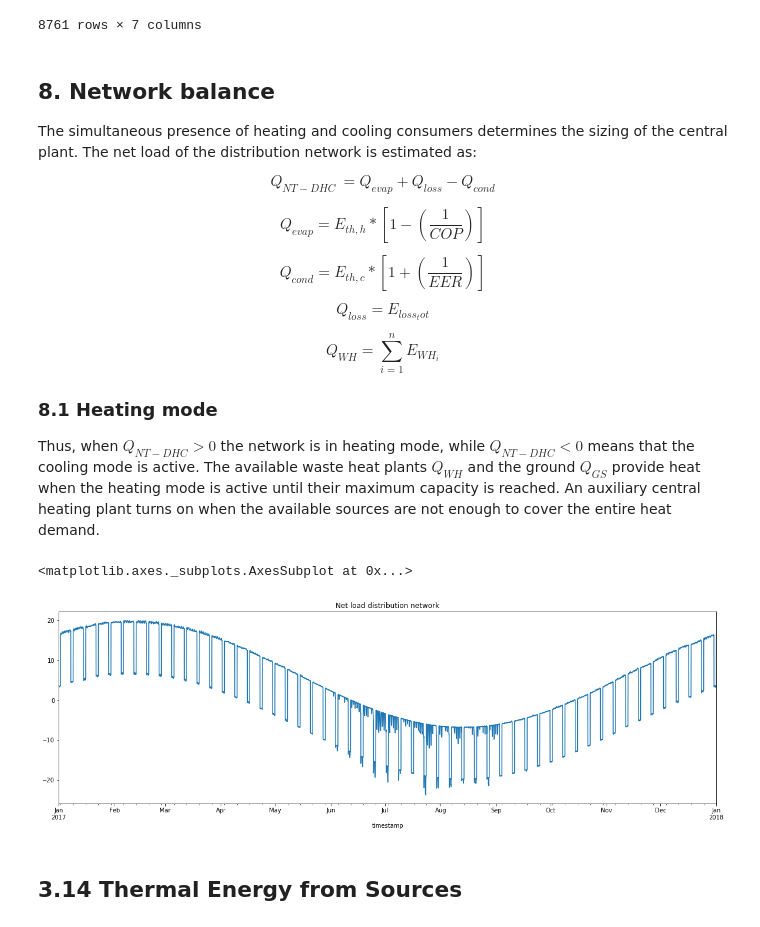
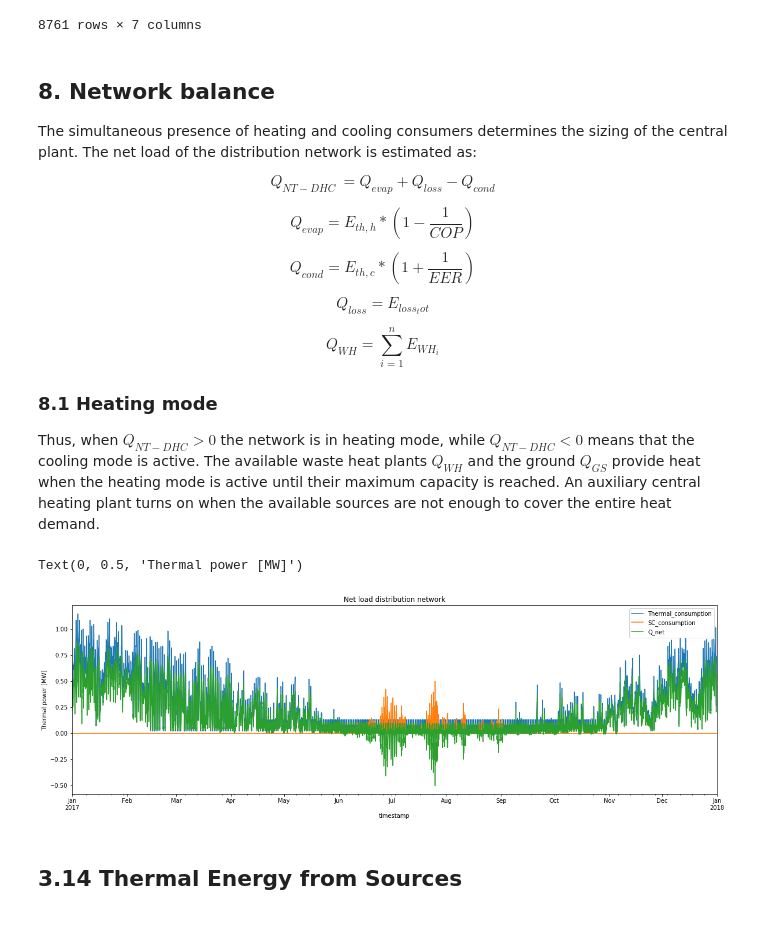
Before and after one commit to fernandobperezm/data-and-results-visualization, a Jupyter notebook: Data Processing.ipynb, the cells around one changed output. Cells and saved outputs as stored; diff of their text form; code cells hidden in the pictures.

```diff
--- a/Data Processing.ipynb
+++ b/Data Processing.ipynb
@@ -416,5 +408,5 @@ def cooling_degree(T_amb):
 dataset["Cool_demand"] = CD_year
 dataset["cooling_degree_days"] = dataset.air_temp.apply(cooling_degree)
 dataset["space_cooling_dist"] = dataset.cooling_degree_days / max(sum(dataset.cooling_degree_days), 1)
-dataset["SC_consumption"] = dataset["Cool_demand"] * dataset["space_cooling_dist"]
-#dataset["SC_consumption"].plot(figsize=(12,6))
+dataset["SC_consumption"] = dataset["Cool_demand"] * dataset["space_cooling_dist"]* dataset["DHW_hourly_consumption_ratio"] #Applying a smoothing factor
+dataset["SC_consumption"].plot(figsize=(12,6))
@@ -718,12 +698,12 @@ T_{e}= T_{net} -  \Delta T_{evap} -  \Delta T_{HEX}
 Where $COP_{C}$ corresponds to the Carnot COP which is a function of the condenser ($ T_{c}$) and evaporator ($T_{e}$) refrigerant temperatures respectively. These variables are estimated as the external fluid outlet temperatures, adjusted by a temperature drop ($\Delta T_{HEX}$) at the heat pump condenser and evaporator.
 # %%
 DT_hx = 2.5
-n_HP_heat = 0.53
+n_HP = 0.53
 
 Tc_heat = dataset.user_temp + DT_hx #Heating temperature level required on the building side
 Te_heat = dataset.net_temp - DT_evap - DT_hx
 
-dataset['COP'] = 1 - n_HP_heat + n_HP_heat * (Tc_heat+ 273.15) / (Tc_heat- Te_heat)
+dataset['COP'] = 1 - n_HP + n_HP * (Tc_heat+ 273.15) / (Tc_heat- Te_heat)
 # %% [markdown]
 ### 5.2. COP cooling (EER) and heat rejected to the network in cooling mode
 # %% [markdown]
@@ -745,16 +727,15 @@ where $\eta_{c}$ is the machine efficiency in cooling mode, $T_{e,o}$ correspond
 # %%
-n_HP_cool = 0.53
 Te_o_cool=10 #Cooling temperature level required on the building side
 DT_cond = 10 #Temperature drop on the HP condenser
 Te_cool = Te_o_cool- DT_hx
 Tc_cool = dataset.net_temp + DT_cond + DT_hx
 
-dataset['EER_cool'] =  n_HP_cool * (Te_cool+ 273.15) / (Tc_cool - Te_cool)
+dataset['EER_cool'] =  (1- n_HP + n_HP* (Tc_cool+ 273.15) / (Tc_cool - Te_cool))-1
 # %% [markdown]
 ## 6. Heat losses
 # %%
 def heat_losses(T_net,T_gr, DT_evap):
-    U = 0.848  #Average heat loss of pre-insulated pipes along a network of 2km [MW/ K]
+    U = 0.000848  #Average heat loss of pre-insulated pipes along a network of 2km [MW/ K]
     T_ret = T_net - DT_evap
     HL_s = (T_net - T_gr) * U  # Heat losses supply pipe [MW]
     HL_r = (T_ret - T_gr) * U  # Heat losses return pipe [MW]
@@ -803,11 +799,11 @@ Q_{NT-DHC}\ = Q_{evap}+ Q_{loss}-Q_{cond}
 \end{equation}
 
 \begin{equation}
-Q_{evap}= E_{th,h}*\left[ 1-\left( \frac{1}{COP}\right) \right]
+Q_{evap}= E_{th,h}*\left( 1-\frac{1}{COP}\right)
 \end{equation}
 
 \begin{equation}
-Q_{cond}= E_{th,c}*\left[1+\left(\frac{1}{EER}\right)\right]
+Q_{cond}= E_{th,c}*\left(1+\frac{1}{EER}\right)
 \end{equation}
 
 \begin{equation}
@@ -821,13 +817,18 @@ Q_{WH}= \sum_{i=1}^{n} E_{WH_{i}}
 ### 8.1 Heating mode
 Thus, when $Q_{NT-DHC}>0$ the network is in heating mode, while $Q_{NT-DHC}<0$ means that the cooling mode is active. The available waste heat plants $Q_{WH}$ and the ground $Q_{GS}$ provide heat when the heating mode is active until their maximum capacity is reached. An auxiliary central heating plant turns on when the available sources are not enough to cover the entire heat demand.
 # %%
-dataset['Q_evap'] = dataset.Thermal_consumption * (1-(1/dataset.COP))
-dataset['Q_cond'] = dataset.SC_consumption * (1+(1/dataset.EER_cool))
+dataset['Q_evap'] = dataset.Thermal_consumption * (1-1/dataset.COP)
+dataset['Q_cond'] = dataset.SC_consumption * (1+1/dataset.EER_cool)
 dataset['Q_net'] = dataset.Q_evap + dataset.E_loss_tot -dataset.Q_cond
-dataset.Q_net.plot(figsize=(20,6), title=('Net load distribution network'))
+dataset.Thermal_consumption.plot(figsize=(20,6), legend=True)
+dataset.SC_consumption.plot(figsize=(20,6), legend=True)
+#dataset.Q_evap.plot()
+#dataset.Q_cond.plot()
+ax=dataset.Q_net.plot(figsize=(20,6), title=('Net load distribution network'), legend=True)
+ax.set_ylabel('Thermal power [MW]')
 # %% [output]
-<matplotlib.axes._subplots.AxesSubplot at 0x...>
+Text(0, 0.5, 'Thermal power [MW]')
-[figure, old version]
+[figure, new version]
 # %% [markdown]
 ## 3.14 Thermal Energy from Sources
 # %% [markdown]
```
Also changed, not shown: parts of 15 cells of this notebook, 3 other files.
